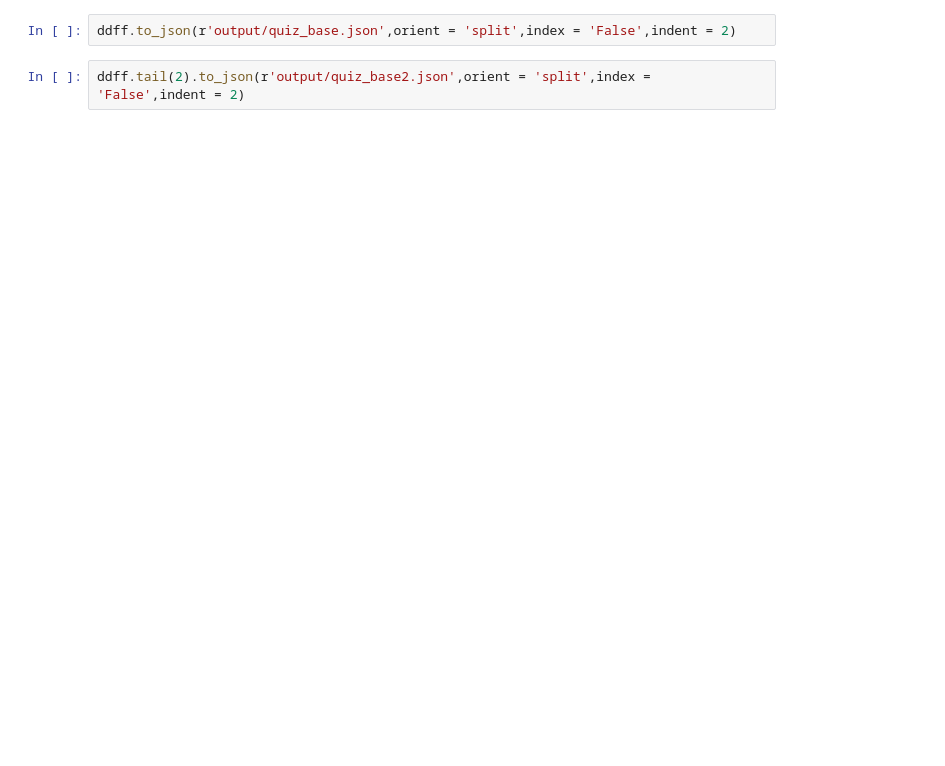
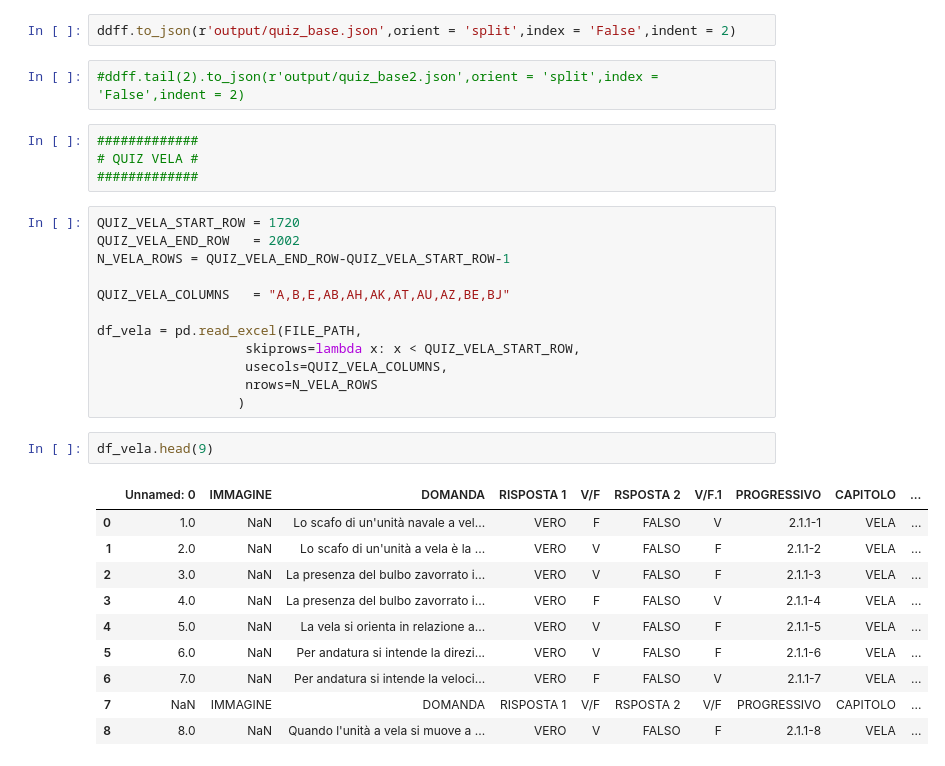
Before and after one commit to cristianoatwork/patente-nautica, a Jupyter notebook: jupiter_notebook/1 Quiz export into Json.ipynb, the cells around one changed output. Drawn from its saved outputs; the diff is of its cells as text; blank space fills up the shorter version.

Commit message:
adding vela quiz

```diff
--- a/jupiter_notebook/1 Quiz export into Json.ipynb
+++ b/jupiter_notebook/1 Quiz export into Json.ipynb
@@ -72,4 +76,33 @@ ddff.tail()
 # %%
 ddff.to_json(r'output/quiz_base.json',orient = 'split',index = 'False',indent = 2)
 # %%
-ddff.tail(2).to_json(r'output/quiz_base2.json',orient = 'split',index = 'False',indent = 2)
+#ddff.tail(2).to_json(r'output/quiz_base2.json',orient = 'split',index = 'False',indent = 2)
+# %%
+#############
+# QUIZ VELA #
+#############
+# %%
+QUIZ_VELA_START_ROW = 1720
+QUIZ_VELA_END_ROW   = 2002
+N_VELA_ROWS = QUIZ_VELA_END_ROW-QUIZ_VELA_START_ROW-1
+
+QUIZ_VELA_COLUMNS   = "A,B,E,AB,AH,AK,AT,AU,AZ,BE,BJ"
+
+df_vela = pd.read_excel(FILE_PATH,
+                   skiprows=lambda x: x < QUIZ_VELA_START_ROW,
+                   usecols=QUIZ_VELA_COLUMNS,
+                   nrows=N_VELA_ROWS
+                  )
+# %%
+df_vela.head(9)
+# %% [output]
+|  | Unnamed: 0 | IMMAGINE | DOMANDA | RISPOSTA 1 | V/F | RSPOSTA 2 | V/F.1 | PROGRESSIVO | CAPITOLO | ... |
+| 0 | 1.0 | NaN | Lo scafo di un'unità navale a vel... | VERO | F | FALSO | V | 2.1.1-1 | VELA | ... |
+| 1 | 2.0 | NaN | Lo scafo di un'unità a vela è la ... | VERO | V | FALSO | F | 2.1.1-2 | VELA | ... |
+| 2 | 3.0 | NaN | La presenza del bulbo zavorrato i... | VERO | V | FALSO | F | 2.1.1-3 | VELA | ... |
+| 3 | 4.0 | NaN | La presenza del bulbo zavorrato i... | VERO | F | FALSO | V | 2.1.1-4 | VELA | ... |
+| 4 | 5.0 | NaN | La vela si orienta in relazione a... | VERO | V | FALSO | F | 2.1.1-5 | VELA | ... |
+| 5 | 6.0 | NaN | Per andatura si intende la direzi... | VERO | V | FALSO | F | 2.1.1-6 | VELA | ... |
+| 6 | 7.0 | NaN | Per andatura si intende la veloci... | VERO | F | FALSO | V | 2.1.1-7 | VELA | ... |
+| 7 | NaN | IMMAGINE | DOMANDA | RISPOSTA 1 | V/F | RSPOSTA 2 | V/F | PROGRESSIVO | CAPITOLO | ... |
+| 8 | 8.0 | NaN | Quando l'unità a vela si muove a ... | VERO | V | FALSO | F | 2.1.1-8 | VELA | ... |
```
Also changed, not shown: parts of 6 cells of this notebook, 2 other files.
